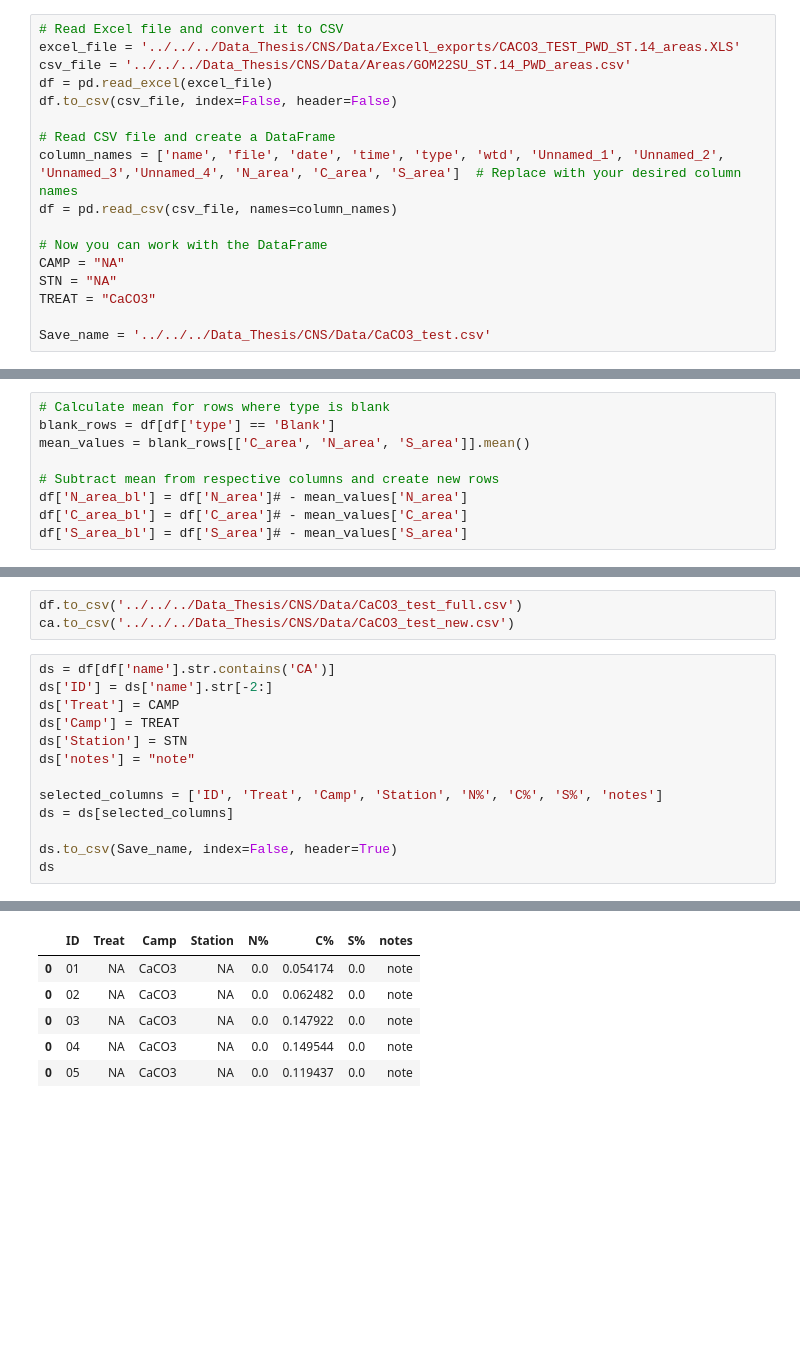
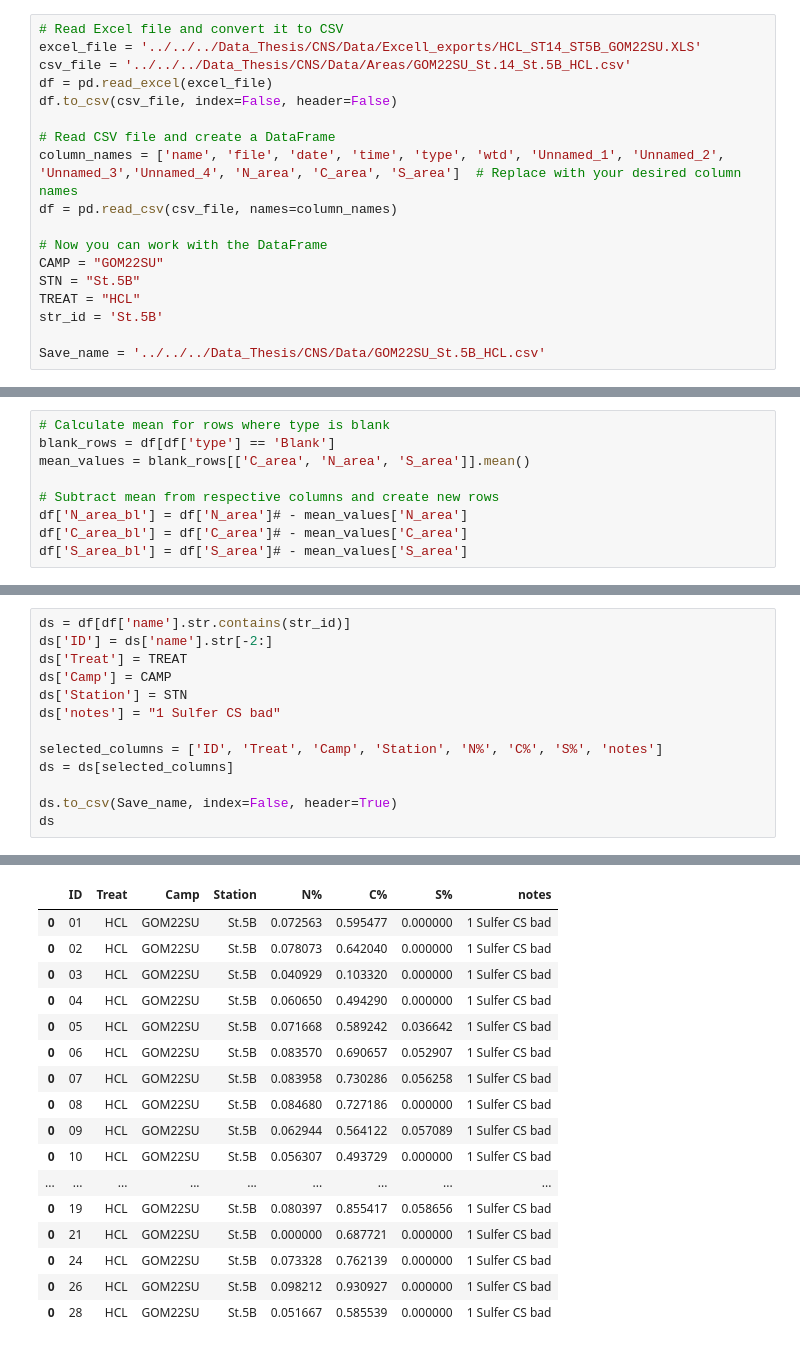
Before and after one commit to Hanna-the-explorer/NASA_Jupyter_Projects, a Jupyter notebook: DATA_Processing_codes/CNS_data_process.ipynb, the cells around one changed output, grey strips where cells are left out. Cells and saved outputs as stored; diff of their text form; blank space fills up the shorter version.

```diff
--- a/DATA_Processing_codes/CNS_data_process.ipynb
+++ b/DATA_Processing_codes/CNS_data_process.ipynb
@@ -19,8 +19,8 @@ from numpy import ones,vstack
 from numpy.linalg import lstsq
 # %%
 # Read Excel file and convert it to CSV
-excel_file = '../../../Data_Thesis/CNS/Data/Excell_exports/CACO3_TEST_PWD_ST.14_areas.XLS'
-csv_file = '../../../Data_Thesis/CNS/Data/Areas/GOM22SU_ST.14_PWD_areas.csv'
+excel_file = '../../../Data_Thesis/CNS/Data/Excell_exports/HCL_ST14_ST5B_GOM22SU.XLS'
+csv_file = '../../../Data_Thesis/CNS/Data/Areas/GOM22SU_St.14_St.5B_HCL.csv'
 df = pd.read_excel(excel_file)
 df.to_csv(csv_file, index=False, header=False)
 
@@ -29,11 +29,12 @@ column_names = ['name', 'file', 'date', 'time', 'type', 'wtd', 'Unnamed_1', 'Unn
 df = pd.read_csv(csv_file, names=column_names)
 
 # Now you can work with the DataFrame
-CAMP = "NA"
-STN = "NA"
-TREAT = "CaCO3"
+CAMP = "GOM22SU"
+STN = "St.5B"
+TREAT = "HCL"
+str_id = 'St.5B'
 
-Save_name = '../../../Data_Thesis/CNS/Data/CaCO3_test.csv'
+Save_name = '../../../Data_Thesis/CNS/Data/GOM22SU_St.5B_HCL.csv'
 # %%
 df
 # %% [output]
@@ -253,13 +250,10 @@ See the caveats in the documentation: https://pandas.pydata.org/pandas-docs/stab
-# %%
-df.to_csv('../../../Data_Thesis/CNS/Data/CaCO3_test_full.csv')
-ca.to_csv('../../../Data_Thesis/CNS/Data/CaCO3_test_new.csv')
 # %%
-ds = df[df['name'].str.contains('CA')]
+ds = df[df['name'].str.contains(str_id)]
 ds['ID'] = ds['name'].str[-2:]
-ds['Treat'] = CAMP
-ds['Camp'] = TREAT
+ds['Treat'] = TREAT
+ds['Camp'] = CAMP
 ds['Station'] = STN
-ds['notes'] = "note"
+ds['notes'] = "1 Sulfer CS bad"
 
 selected_columns = ['ID', 'Treat', 'Camp', 'Station', 'N%', 'C%', 'S%', 'notes']
 ds = ds[selected_columns]
@@ -287,6 +281,17 @@ See the caveats in the documentation: https://pandas.pydata.org/pandas-docs/stab
 |  | ID | Treat | Camp | Station | N% | C% | S% | notes |
-| 0 | 01 | NA | CaCO3 | NA | 0.0 | 0.054174 | 0.0 | note |
-| 0 | 02 | NA | CaCO3 | NA | 0.0 | 0.062482 | 0.0 | note |
-| 0 | 03 | NA | CaCO3 | NA | 0.0 | 0.147922 | 0.0 | note |
-| 0 | 04 | NA | CaCO3 | NA | 0.0 | 0.149544 | 0.0 | note |
-| 0 | 05 | NA | CaCO3 | NA | 0.0 | 0.119437 | 0.0 | note |
+| 0 | 01 | HCL | GOM22SU | St.5B | 0.072563 | 0.595477 | 0.000000 | 1 Sulfer CS bad |
+| 0 | 02 | HCL | GOM22SU | St.5B | 0.078073 | 0.642040 | 0.000000 | 1 Sulfer CS bad |
+| 0 | 03 | HCL | GOM22SU | St.5B | 0.040929 | 0.103320 | 0.000000 | 1 Sulfer CS bad |
+| 0 | 04 | HCL | GOM22SU | St.5B | 0.060650 | 0.494290 | 0.000000 | 1 Sulfer CS bad |
+| 0 | 05 | HCL | GOM22SU | St.5B | 0.071668 | 0.589242 | 0.036642 | 1 Sulfer CS bad |
+| 0 | 06 | HCL | GOM22SU | St.5B | 0.083570 | 0.690657 | 0.052907 | 1 Sulfer CS bad |
+| 0 | 07 | HCL | GOM22SU | St.5B | 0.083958 | 0.730286 | 0.056258 | 1 Sulfer CS bad |
+| 0 | 08 | HCL | GOM22SU | St.5B | 0.084680 | 0.727186 | 0.000000 | 1 Sulfer CS bad |
+| 0 | 09 | HCL | GOM22SU | St.5B | 0.062944 | 0.564122 | 0.057089 | 1 Sulfer CS bad |
+| 0 | 10 | HCL | GOM22SU | St.5B | 0.056307 | 0.493729 | 0.000000 | 1 Sulfer CS bad |
+| ... | ... | ... | ... | ... | ... | ... | ... | ... |
+| 0 | 19 | HCL | GOM22SU | St.5B | 0.080397 | 0.855417 | 0.058656 | 1 Sulfer CS bad |
+| 0 | 21 | HCL | GOM22SU | St.5B | 0.000000 | 0.687721 | 0.000000 | 1 Sulfer CS bad |
+| 0 | 24 | HCL | GOM22SU | St.5B | 0.073328 | 0.762139 | 0.000000 | 1 Sulfer CS bad |
+| 0 | 26 | HCL | GOM22SU | St.5B | 0.098212 | 0.930927 | 0.000000 | 1 Sulfer CS bad |
+| 0 | 28 | HCL | GOM22SU | St.5B | 0.051667 | 0.585539 | 0.000000 | 1 Sulfer CS bad |
```
Also changed, not shown: parts of 5 cells of this notebook, 8 other files.
